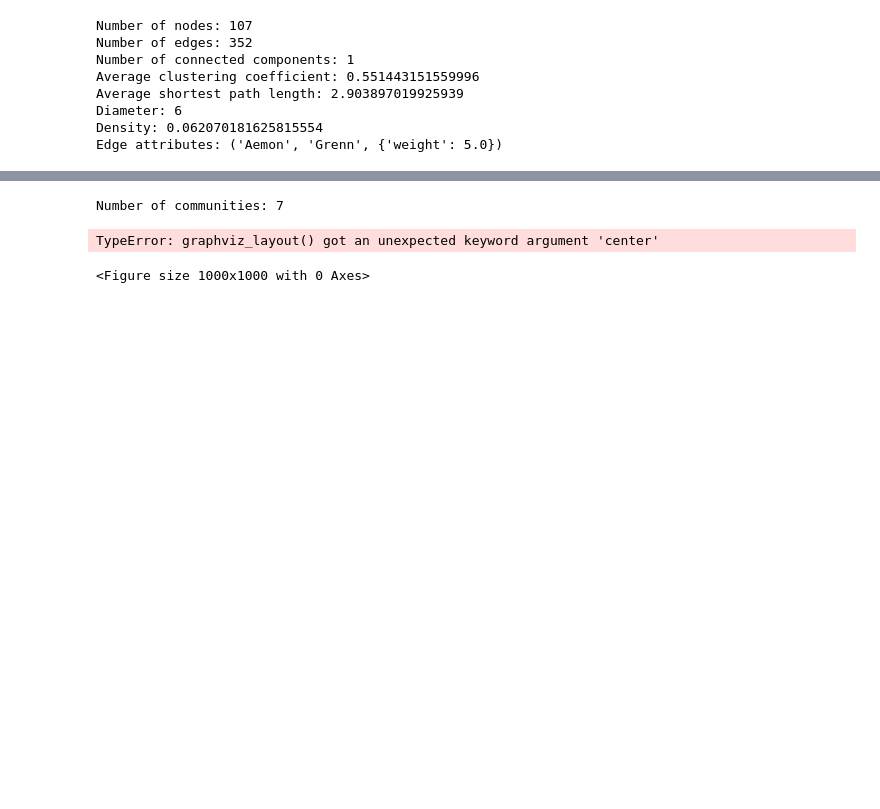
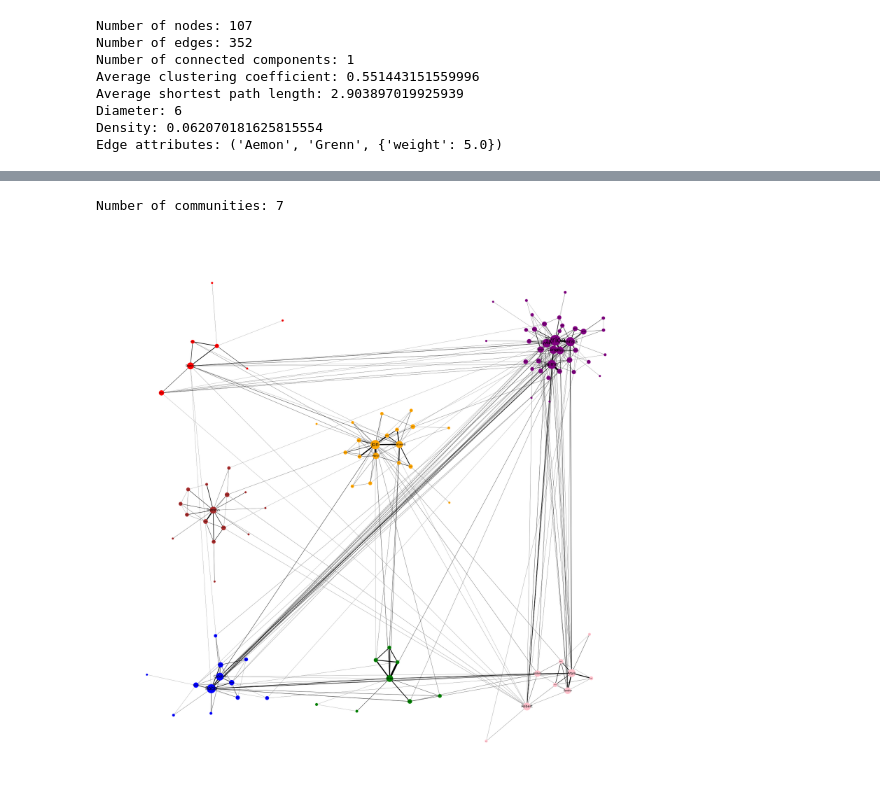
Before and after one commit to cmll2/social-network-project, a Jupyter notebook: got-project.ipynb, the cells around one changed output, grey strips where cells are left out. Saved outputs shown, nothing was run; the diff lists cells and outputs as text; code cells hidden in the pictures; blank space fills up the shorter version.

```diff
--- a/got-project.ipynb
+++ b/got-project.ipynb
@@ -68,0 +74,9 @@ nx.draw_networkx(got_network, cmap=plt.get_cmap('jet'), node_color=values, node_
+# %%
+#print the highest degree node of each community
+from collections import defaultdict
+communities = defaultdict(list)
+for node, community in partition.items():
+    communities[community].append(node)
+for community in communities:
+    print('Community {} has {} nodes'.format(community, len(communities[community])))
+    print('Highest degree node: {} with {} neighboors'.format(max(communities[community], key=lambda x: got_network.degree(x)), got_network.degree(max(communities[community], key=lambda x: got_network.degree(x)))))
@@ -69,33 +98,54 @@ nx.draw_networkx(got_network, cmap=plt.get_cmap('jet'), node_color=values, node_
+# %%
+custom_colors = [
+    "blue",
+    "red",
+    "pink",
+    "purple",
+    "orange",
+    "green",
+    "brown"
+]
+
+community_to_color = {community_id: color for community_id, color in enumerate(custom_colors)}
 # %%
 #plot the graph with communities and labels, with the size of the nodes proportional to the degree and the width of the edges proportional to the weight
-plt.figure(figsize=(10, 10))
+plt.figure(figsize=(20,20))
 degrees_dict = dict(got_network.degree)
 edge_width = [(got_network[u][v]['weight']) / 20 for u, v in got_network.edges()]
 
 # Number of communities
 communities = len(set(partition.values()))
 print('Number of communities: {}'.format(communities))
 
 # Define community centers for each community
-community_centers = [[0, 0], [0, 5], [5, 0], [5, 5], [2.5, 3.5], [3.5, 2.5], [1.5, 1.5], [4.5, 1.5]]
+community_centers = [[0, 0], [0, 5], [5, 0], [5, 5], [2.5, 3.5], [2.5, 0], [0, 2.5], [5, 1.5]]
+community_centers = [community_centers[i] * 1 for i in range(communities)]
 
 pos = {}
 communities_dict = {}
 for i in range(communities):
     communities_dict[i] = []
 
 for node in got_network.nodes():
     communities_dict[partition[node]].append(node)
 
 for i in range(communities):
     subgraph = got_network.subgraph(communities_dict[i])
-    pos.update(nx.spring_layout(subgraph, center=community_centers[i], scale=2))
+    pos.update(nx.spring_layout(subgraph, center=community_centers[i], scale=1, dim= 2))
 
-nx.draw(got_network, pos=pos, cmap=plt.get_cmap('jet'), node_size=[degrees_dict[k]*70 for k in degrees_dict], width=edge_width, with_labels=True, node_color=values)
+node_colors = []
+for node in got_network.nodes():
+    for i in range(communities):
+        if node in communities_dict[i]:
+            node_colors.append(custom_colors[i])
+
+#adjust edge length so that there are no nodes overlapping
+
+nx.draw(got_network, pos=pos, cmap=plt.get_cmap('jet'), width=edge_width, node_color=node_colors, node_size = [v * 20 for v in degrees_dict.values()])
 for node, (x, y) in pos.items():
-    text(x, y, node, fontsize=degrees_dict[node]*0.4, ha='center', va='center')
+    font_size = degrees_dict[node]
+    plt.text(x, y, node, fontsize = font_size*0.5,ha='center', va='center')
 plt.show()
 # %% [output]
 Number of communities: 7
-TypeError: graphviz_layout() got an unexpected keyword argument 'center'
-<Figure size 1000x1000 with 0 Axes>
+[figure, added]
```
Also changed, not shown: parts of 11 cells of this notebook.
